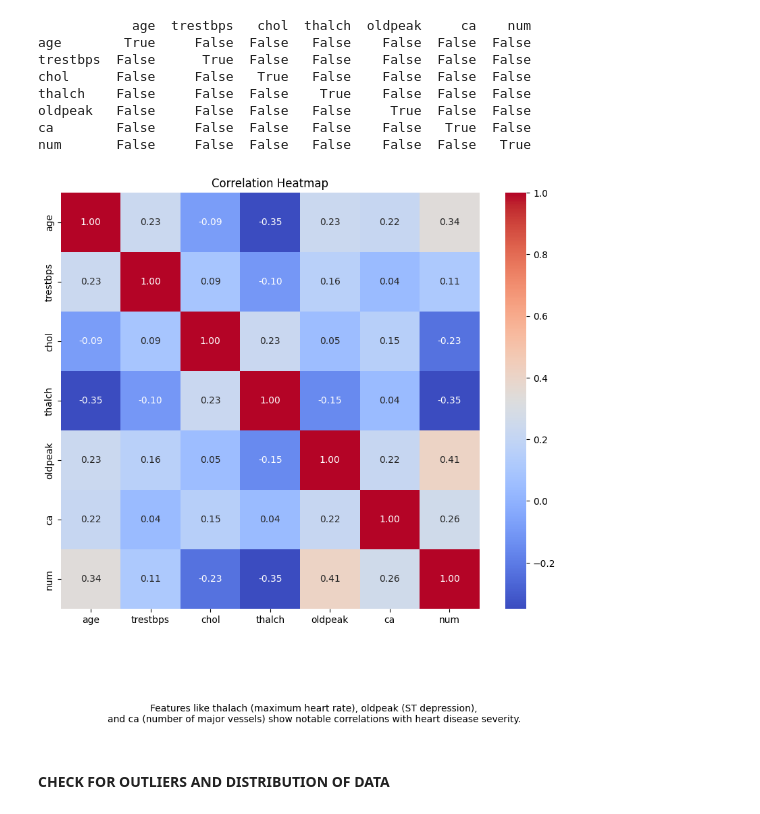
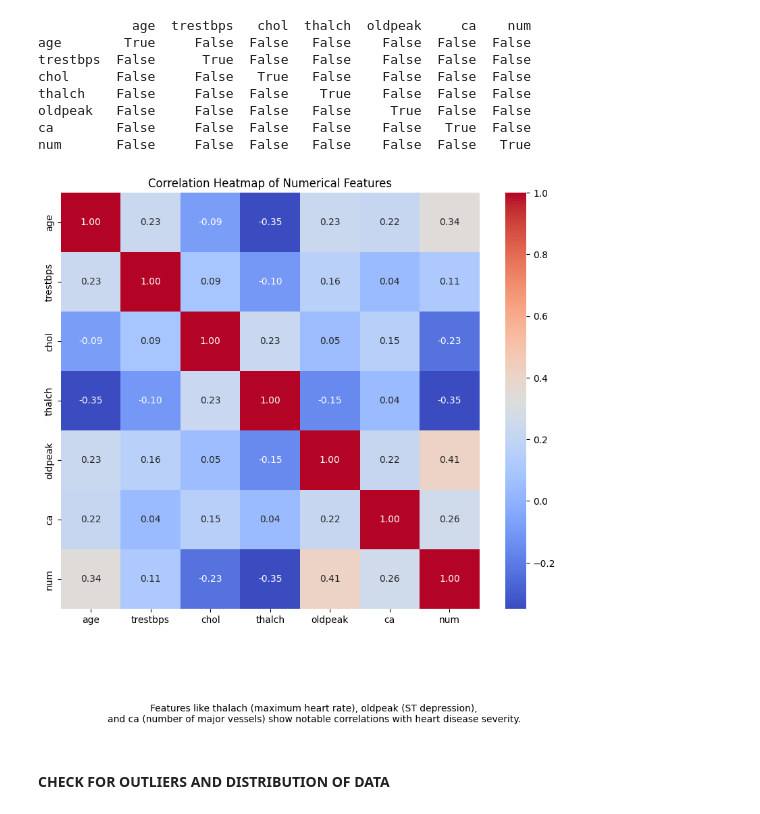
Before and after one commit to butronx/IDEAS_Project_Group7, a Jupyter notebook: project_copy03.ipynb, the cells around one changed output. Saved outputs shown, nothing was run; the diff lists cells and outputs as text; code cells hidden in the pictures.

```diff
--- a/project_copy03.ipynb
+++ b/project_copy03.ipynb
@@ -1016,17 +1015,17 @@ num       False     False  False   False    False  False   True
 # %%
 #
 # Pearsons Correlation Heatmap.
 
 plt.figure(figsize=(10, 8))
 sns.heatmap(corr_matrix, annot=True, cmap='coolwarm', fmt=".2f")
-plt.title('Correlation Heatmap')
+plt.title('Correlation Heatmap of Numerical Features')
 plt.figtext(0.5, -0.1,
             'Features like thalach (maximum heart rate), oldpeak (ST depression),\n'
             'and ca (number of major vessels) show notable correlations with heart disease severity.',
             ha='center', fontsize=10)
 plt.show()
 # %% [output]
-[figure, old version]
+[figure, new version]
 # %% [markdown]
 #### **CHECK FOR OUTLIERS AND DISTRIBUTION OF DATA**
 # %%
```
Also changed, not shown: parts of 20 cells of this notebook.
